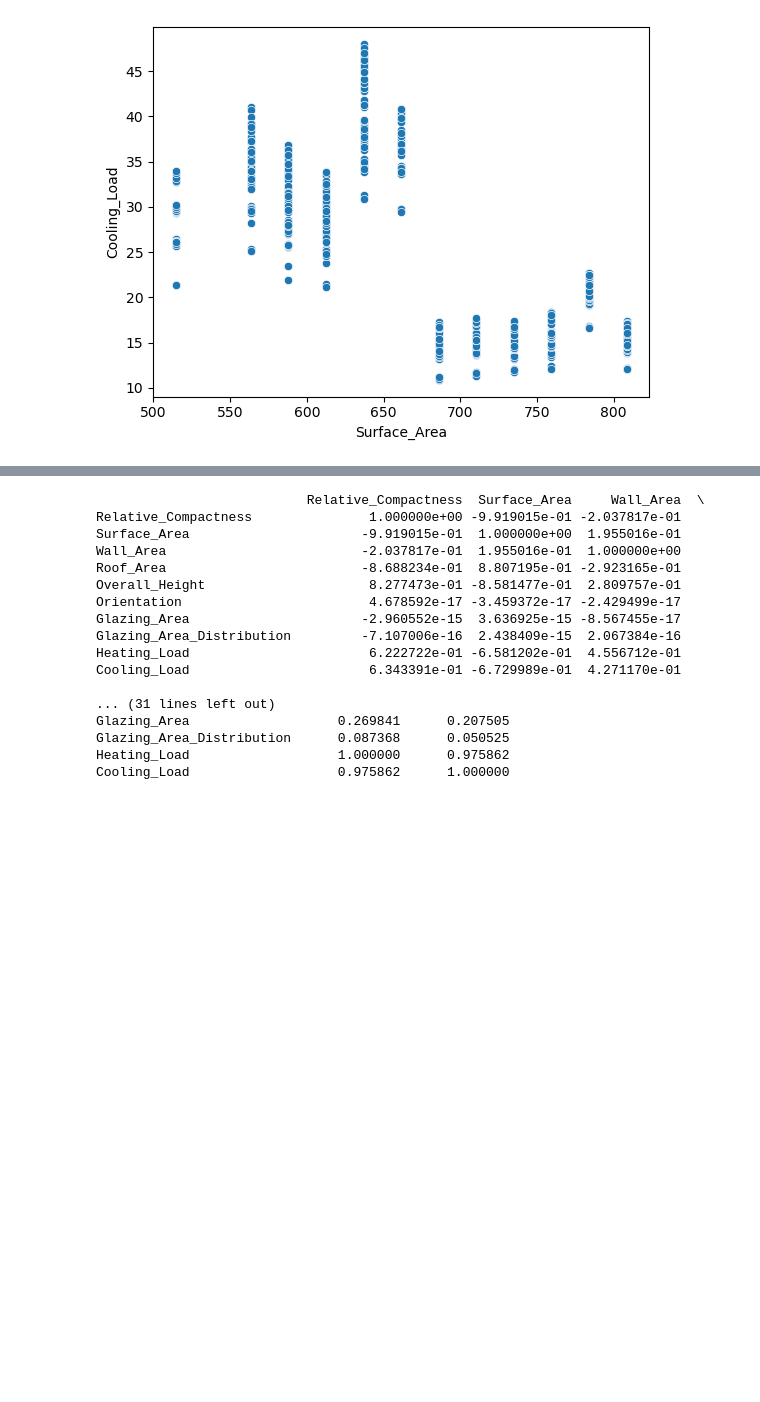
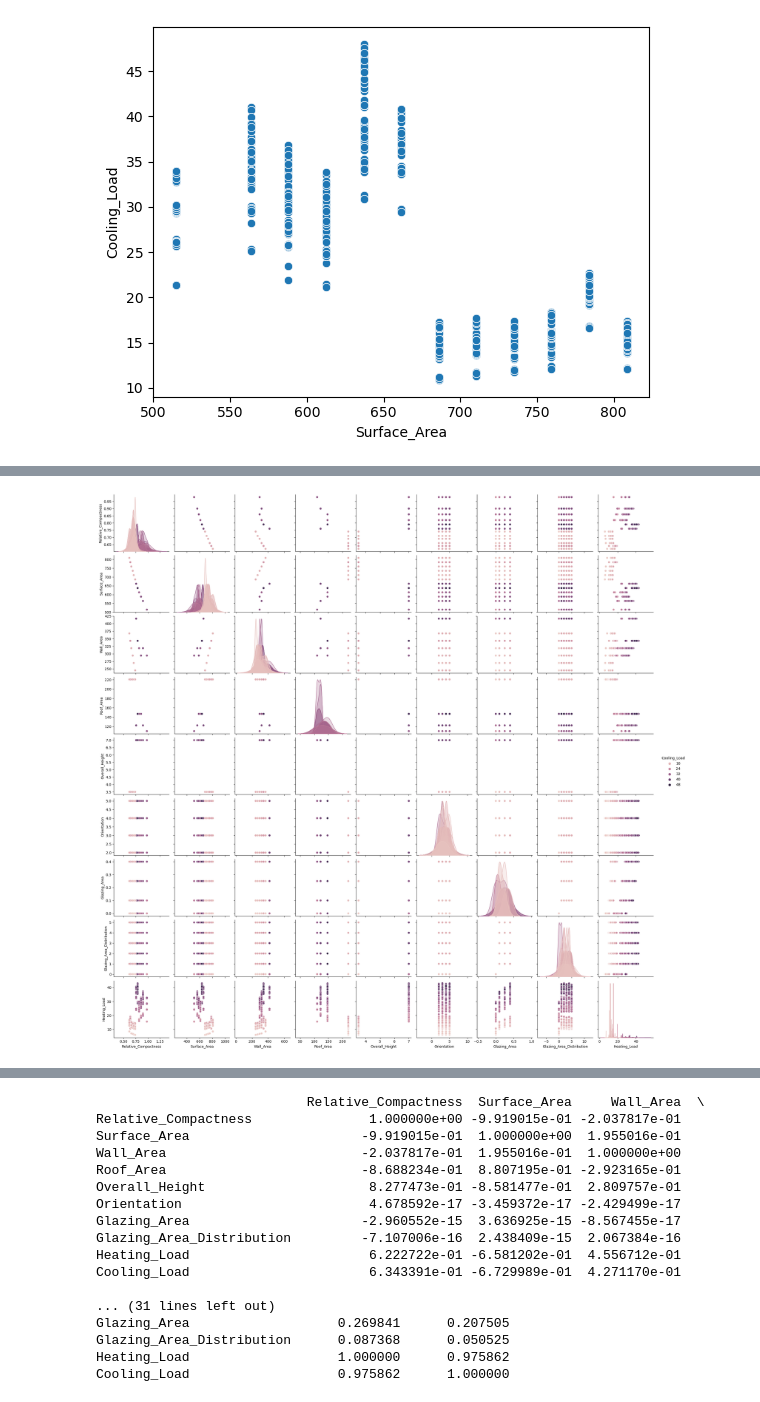
Before and after one commit to nonlinearcreative/Capstone_Energy_Efficiency, a Jupyter notebook: Energy Efficiency of Residential Buildings - Capstone.ipynb, the cells around one changed output, grey strips where cells are left out. Saved outputs shown, nothing was run; the diff lists cells and outputs as text; code cells hidden in the pictures; blank space fills up the shorter version.

```diff
--- a/Energy Efficiency of Residential Buildings - Capstone.ipynb
+++ b/Energy Efficiency of Residential Buildings - Capstone.ipynb
@@ -81,0 +82,5 @@ plt.show()
+# %%
+sns.pairplot(df, hue='Cooling_Load')
+plt.show()
+# %% [output]
+[figure, added]
```
Also changed, not shown: parts of 4 cells of this notebook, 1 other file.
